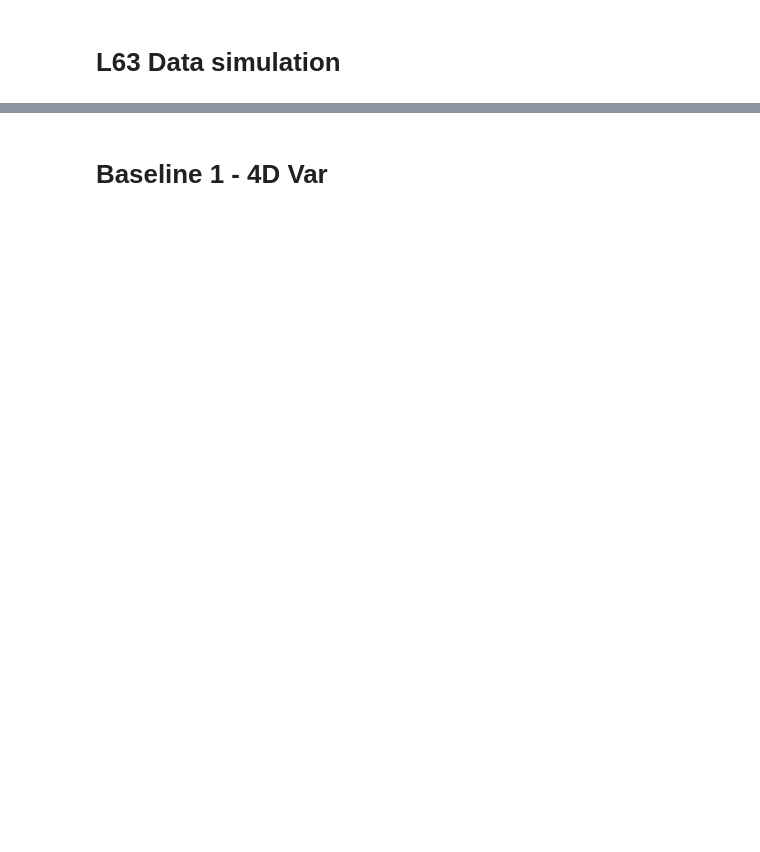
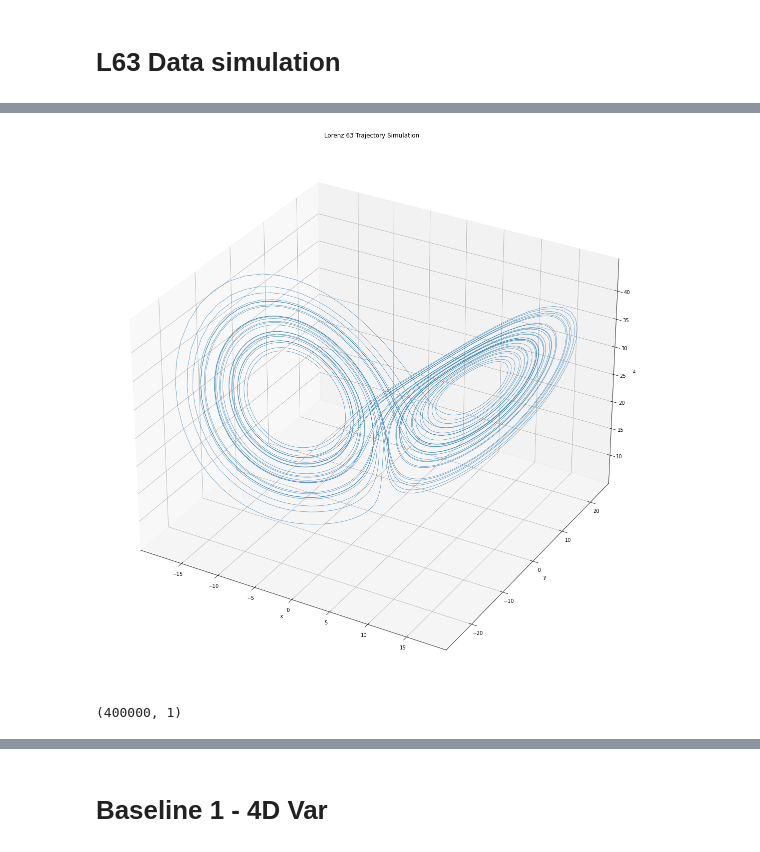
Before and after one commit to cdurand95/DataAssimilationProject, a Jupyter notebook: BaselineL63.ipynb, the cells around one changed output, grey strips where cells are left out. Saved outputs shown, nothing was run; the diff lists cells and outputs as text; code cells hidden in the pictures; blank space fills up the shorter version.

```diff
--- a/BaselineL63.ipynb
+++ b/BaselineL63.ipynb
@@ -60,0 +97,21 @@ visualisation_data(Training_dataset['Truth'],Training_dataset['Obs'],Training_da
+# %%
+fig= plt.figure(figsize=(20,20))
+ax = plt.axes(projection='3d')
+x=Training_dataset['Truth'][:20,:,0].reshape((4000))
+
+y=Training_dataset['Truth'][:20,:,1].reshape((4000))
+
+z=Training_dataset['Truth'][:20,:,2].reshape((4000))
+
+ax.plot3D(x,y,z,linewidth=0.7,alpha=0.8)
+ax.set_xlabel('x')
+ax.set_ylabel('y')
+ax.set_zlabel('z')
+plt.title('Lorenz 63 Trajectory Simulation')
+plt.savefig('LM63.png', transparent=True)
+# %% [output]
+[figure, added]
+# %%
+np.shape(Training_dataset['Truth'][:2000,:,0].reshape((400000,1)))
+# %% [output]
+(400000, 1)
```
Also changed, not shown: parts of 18 cells of this notebook, 19 other files.
